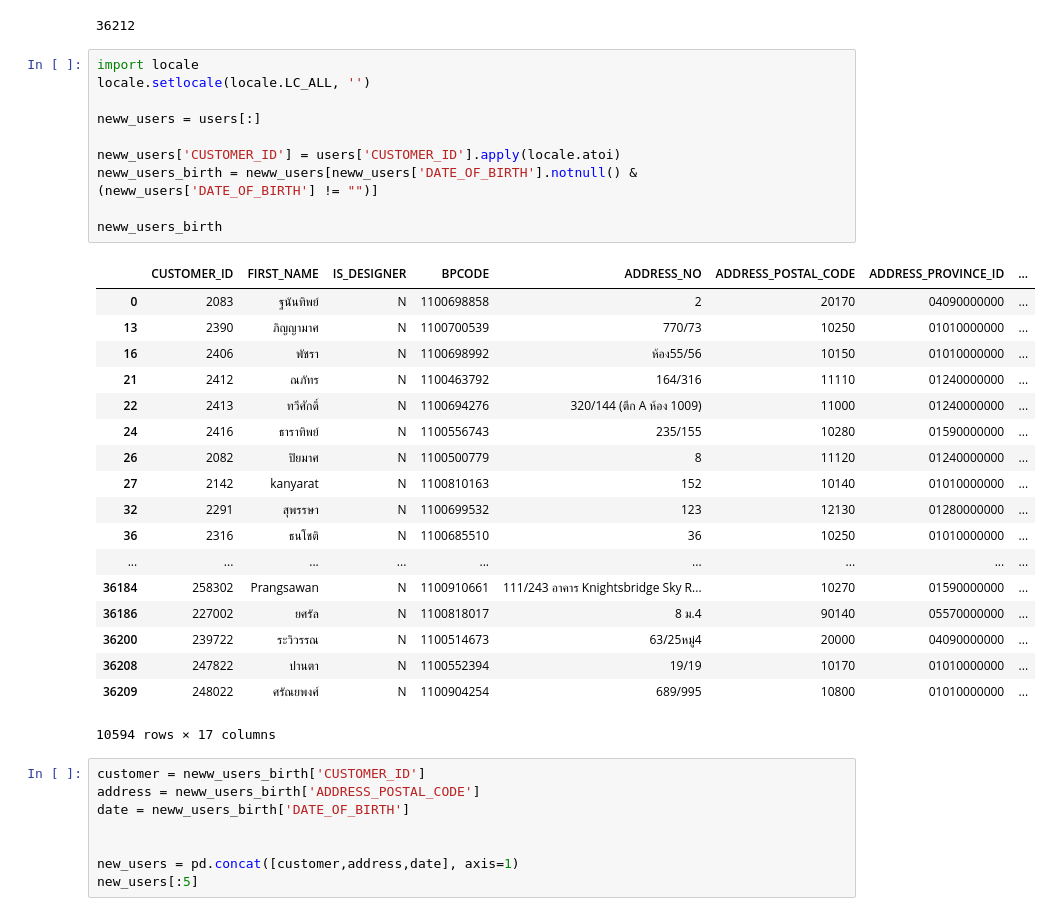
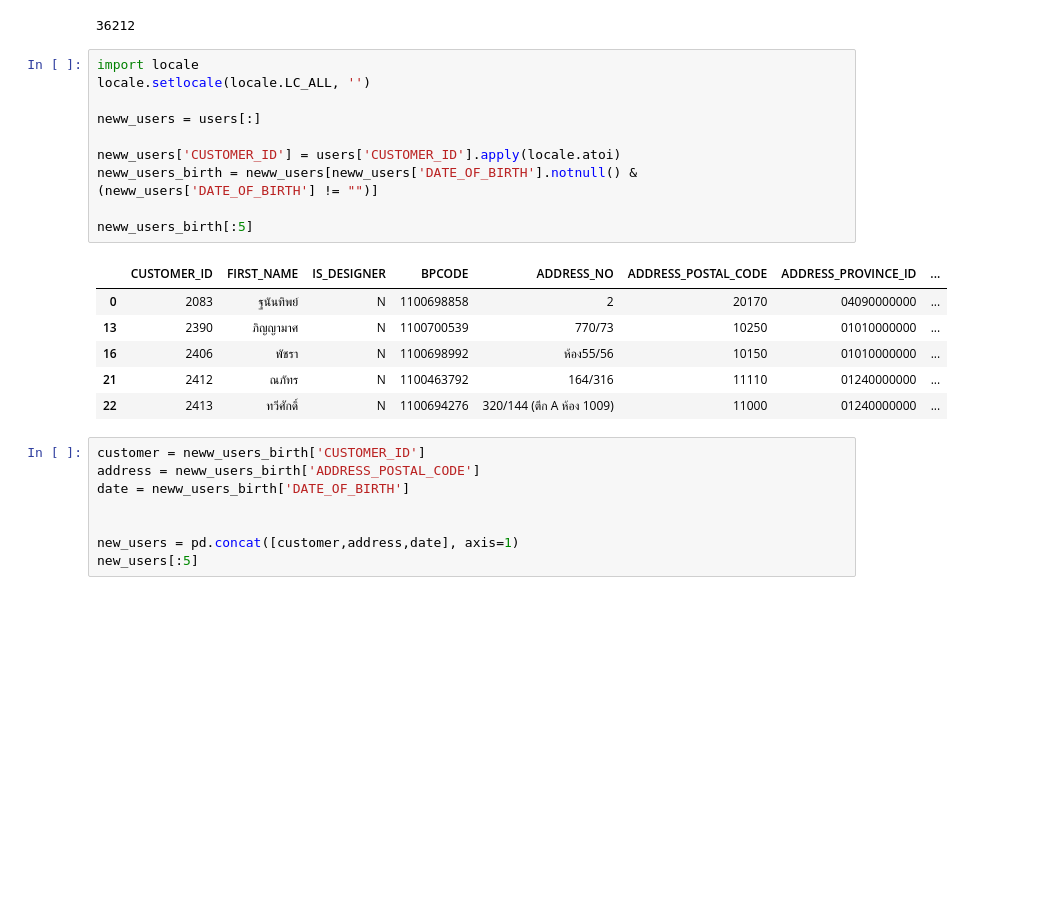
Before and after one commit to Kanbc/recommender-systems, a Jupyter notebook: cleaning/User.ipynb, the cells around one changed output. Cells and saved outputs as stored; diff of their text form; blank space fills up the shorter version.

Commit message:
user_clean

```diff
--- a/cleaning/User.ipynb
+++ b/cleaning/User.ipynb
@@ -25,32 +25,20 @@ len(users)
 # %%
 import locale
 locale.setlocale(locale.LC_ALL, '')
 
 neww_users = users[:]
 
 neww_users['CUSTOMER_ID'] = users['CUSTOMER_ID'].apply(locale.atoi)
 neww_users_birth = neww_users[neww_users['DATE_OF_BIRTH'].notnull() & (neww_users['DATE_OF_BIRTH'] != "")]
 
-neww_users_birth
+neww_users_birth[:5]
 # %% [output]
 |  | CUSTOMER_ID | FIRST_NAME | IS_DESIGNER | BPCODE | ADDRESS_NO | ADDRESS_POSTAL_CODE | ADDRESS_PROVINCE_ID | ... |
 | 0 | 2083 | ฐนันทิพย์ | N | 1100698858 | 2 | 20170 | 04090000000 | ... |
 | 13 | 2390 | ภิญญามาศ | N | 1100700539 | 770/73 | 10250 | 01010000000 | ... |
 | 16 | 2406 | พัชรา | N | 1100698992 | ห้อง55/56 | 10150 | 01010000000 | ... |
 | 21 | 2412 | ณภัทร | N | 1100463792 | 164/316 | 11110 | 01240000000 | ... |
 | 22 | 2413 | ทวีศักดิ์ | N | 1100694276 | 320/144 (ตึก A ห้อง 1009) | 11000 | 01240000000 | ... |
-| 24 | 2416 | ธาราทิพย์ | N | 1100556743 | 235/155 | 10280 | 01590000000 | ... |
-| 26 | 2082 | ปิยมาศ | N | 1100500779 | 8 | 11120 | 01240000000 | ... |
-| 27 | 2142 | kanyarat | N | 1100810163 | 152 | 10140 | 01010000000 | ... |
-| 32 | 2291 | สุพรรษา | N | 1100699532 | 123 | 12130 | 01280000000 | ... |
-| 36 | 2316 | ธนโชติ | N | 1100685510 | 36 | 10250 | 01010000000 | ... |
-| ... | ... | ... | ... | ... | ... | ... | ... | ... |
-| 36184 | 258302 | Prangsawan | N | 1100910661 | 111/243 อาคาร Knightsbridge Sky R... | 10270 | 01590000000 | ... |
-| 36186 | 227002 | ยศรัล | N | 1100818017 | 8 ม.4 | 90140 | 05570000000 | ... |
-| 36200 | 239722 | ระวิวรรณ | N | 1100514673 | 63/25หมู่4 | 20000 | 04090000000 | ... |
-| 36208 | 247822 | ปานตา | N | 1100552394 | 19/19 | 10170 | 01010000000 | ... |
-| 36209 | 248022 | ศรัณยพงศ์ | N | 1100904254 | 689/995 | 10800 | 01010000000 | ... |
-10594 rows × 17 columns
 # %%
 customer = neww_users_birth['CUSTOMER_ID']
 address = neww_users_birth['ADDRESS_POSTAL_CODE']
```
Also changed, not shown: parts of 35 cells of this notebook, 4 other files.
